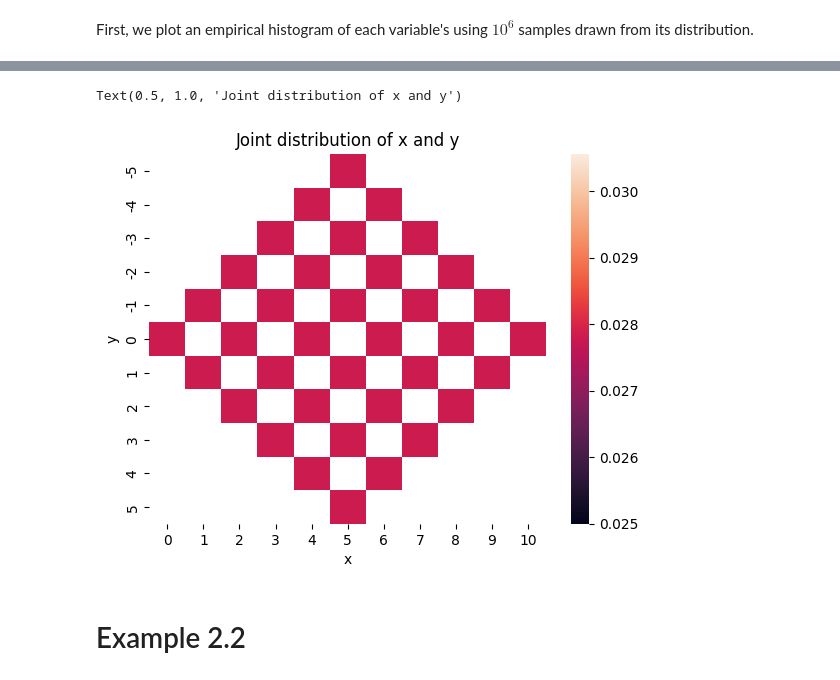
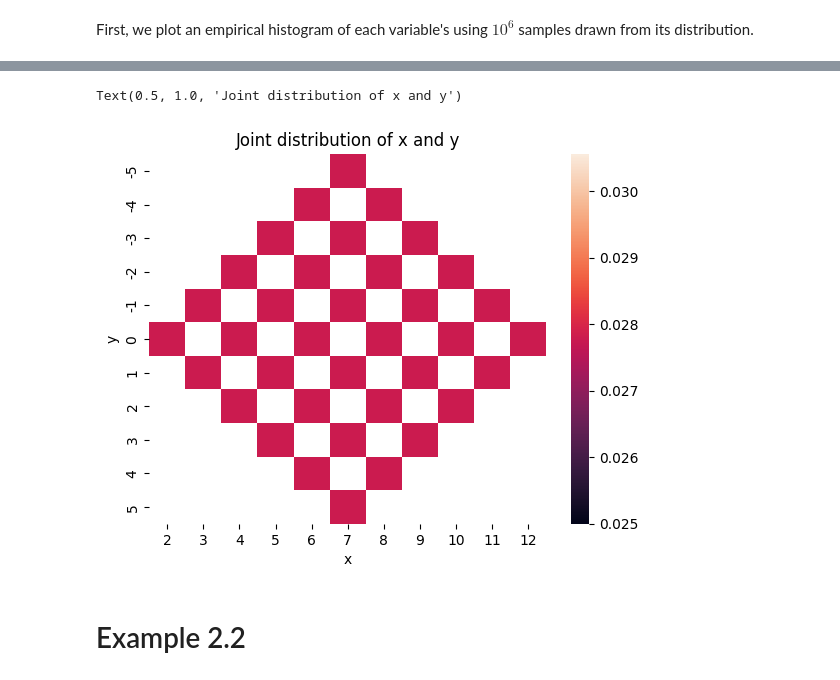
Before and after one commit to CausalAILab/causalai-book, a Jupyter notebook: chapter2.ipynb, the cells around one changed output, grey strips where cells are left out. Saved outputs shown, nothing was run; the diff lists cells and outputs as text; code cells hidden in the pictures.

```diff
--- a/chapter2.ipynb
+++ b/chapter2.ipynb
@@ -53,0 +42,13 @@ v = m1.sample(n=10**6)
+# %%
+x, y, u1, u2 = sp.symbols('x y u1 u2')
+
+m1 = SymbolicSCM(
+    f={
+        x: u1 + u2,
+        y: u1 - u2,
+    },
+    pu={
+        u1: [0, 1/6, 1/6, 1/6, 1/6, 1/6, 1/6],
+        u2: [0, 1/6, 1/6, 1/6, 1/6, 1/6, 1/6],
+    }
+)
@@ -87,9 +115,9 @@ get_probability_table(m1)
 # %%
-sns.heatmap(pd.pivot(get_probability_table(m1), index='y', columns='x', values='probability'))
+sns.heatmap(pd.pivot(m1.get_probability_table(), index=y, columns=x, values='probability'))
 plt.title('Joint distribution of x and y')
 # %% [output]
 Text(0.5, 1.0, 'Joint distribution of x and y')
-[figure, old version]
+[figure, new version]
 # %% [markdown]
 # Example 2.2
 # %% [markdown]
```
Also changed, not shown: parts of 16 cells of this notebook, 1 other file.
